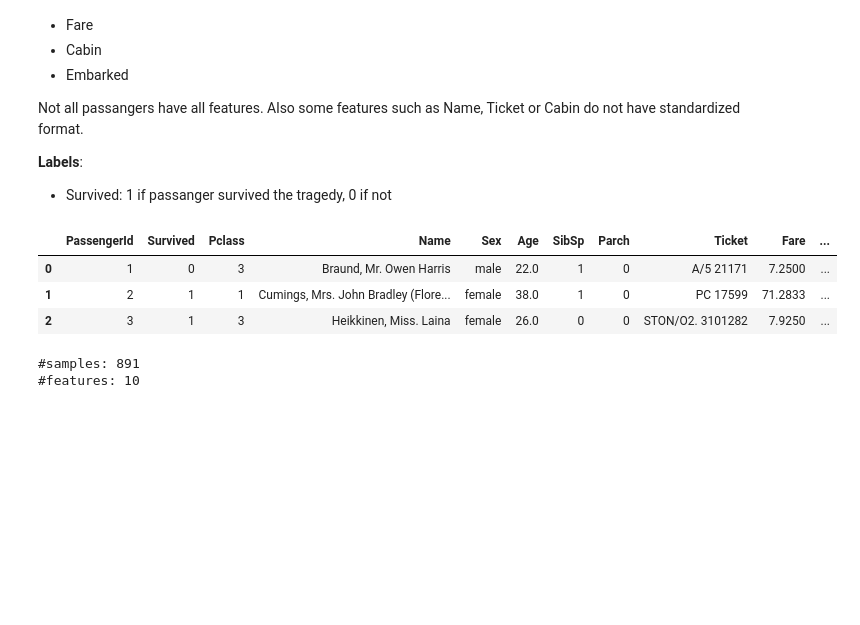
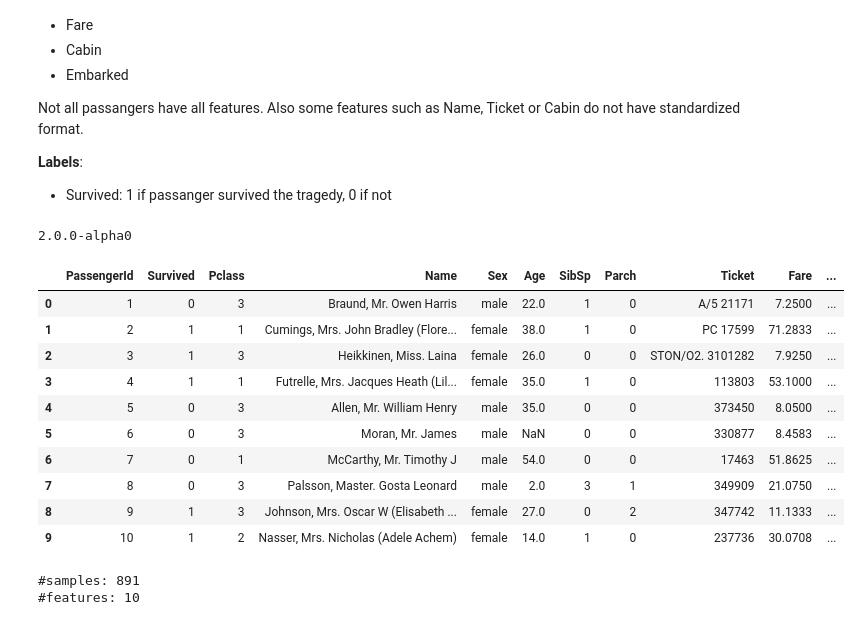
Before and after one commit to Tommzs/kaggle_titanic, a Jupyter notebook: kaggle_titanic.ipynb, the cells around one changed output. Saved outputs shown, nothing was run; the diff lists cells and outputs as text; code cells hidden in the pictures; blank space fills up the shorter version.

```diff
--- a/kaggle_titanic.ipynb
+++ b/kaggle_titanic.ipynb
@@ -31,23 +31,41 @@ from sklearn.linear_model import LogisticRegression
 from sklearn.tree import DecisionTreeClassifier
 from sklearn import svm
 from sklearn.ensemble import AdaBoostClassifier
-from keras import layers
-from keras import optimizers
-from keras.layers import Input, Dense, Flatten
-from keras.models import Model
+from xgboost import XGBClassifier
+import tensorflow as tf
+if tf.__version__ == "2.0.0-alpha0":
+    from tensorflow.keras import layers
+    from tensorflow.keras import optimizers
+    from tensorflow.keras.layers import Input, Dense, Flatten
+    from tensorflow.keras.models import Model
+else:
+    from keras import layers
+    from keras import optimizers
+    from keras.layers import Input, Dense, Flatten
+    from keras.models import Model
 import pandas as pd
 import numpy as np
 import matplotlib
+print(tf.__version__)
+# %% [output]
+2.0.0-alpha0
 # %%
 # Load dataset
 dataset = pd.read_csv("dataset/train.csv")
 # %%
-dataset.head(3)
+dataset.head(10)
 # %% [output]
 |  | PassengerId | Survived | Pclass | Name | Sex | Age | SibSp | Parch | Ticket | Fare | ... |
 | 0 | 1 | 0 | 3 | Braund, Mr. Owen Harris | male | 22.0 | 1 | 0 | A/5 21171 | 7.2500 | ... |
 | 1 | 2 | 1 | 1 | Cumings, Mrs. John Bradley (Flore... | female | 38.0 | 1 | 0 | PC 17599 | 71.2833 | ... |
 | 2 | 3 | 1 | 3 | Heikkinen, Miss. Laina | female | 26.0 | 0 | 0 | STON/O2. 3101282 | 7.9250 | ... |
+| 3 | 4 | 1 | 1 | Futrelle, Mrs. Jacques Heath (Lil... | female | 35.0 | 1 | 0 | 113803 | 53.1000 | ... |
+| 4 | 5 | 0 | 3 | Allen, Mr. William Henry | male | 35.0 | 0 | 0 | 373450 | 8.0500 | ... |
+| 5 | 6 | 0 | 3 | Moran, Mr. James | male | NaN | 0 | 0 | 330877 | 8.4583 | ... |
+| 6 | 7 | 0 | 1 | McCarthy, Mr. Timothy J | male | 54.0 | 0 | 0 | 17463 | 51.8625 | ... |
+| 7 | 8 | 0 | 3 | Palsson, Master. Gosta Leonard | male | 2.0 | 3 | 1 | 349909 | 21.0750 | ... |
+| 8 | 9 | 1 | 3 | Johnson, Mrs. Oscar W (Elisabeth ... | female | 27.0 | 0 | 2 | 347742 | 11.1333 | ... |
+| 9 | 10 | 1 | 2 | Nasser, Mrs. Nicholas (Adele Achem) | female | 14.0 | 1 | 0 | 237736 | 30.0708 | ... |
 # %%
 print("#samples: "+str(dataset.shape[0]))
 print("#features: "+str(dataset.shape[1]-2)) # -2 for Id and label
```
Also changed, not shown: parts of 31 cells of this notebook.
